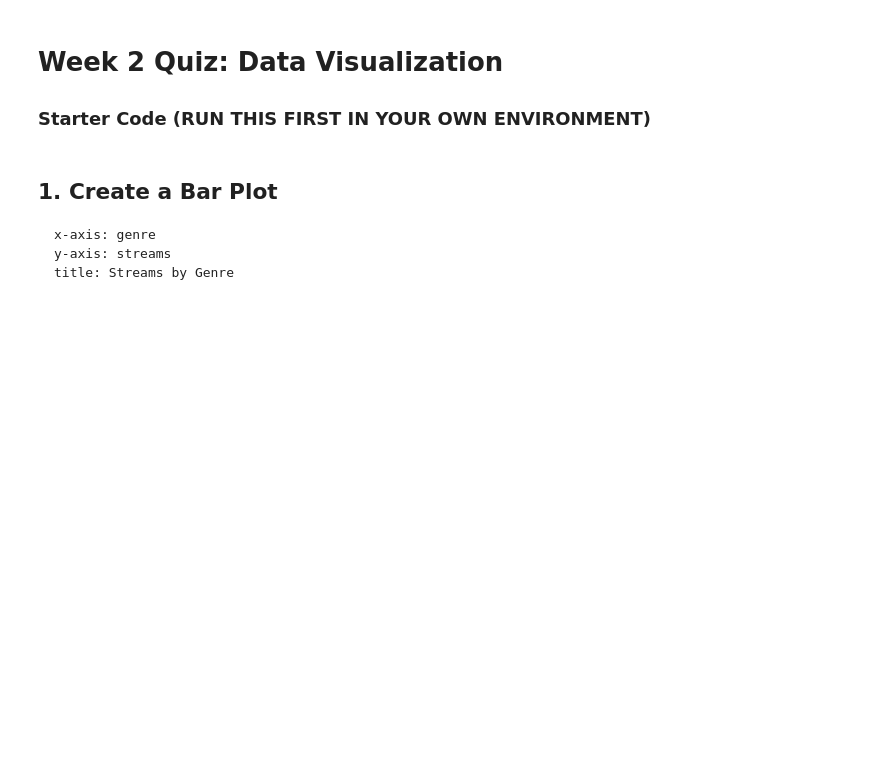
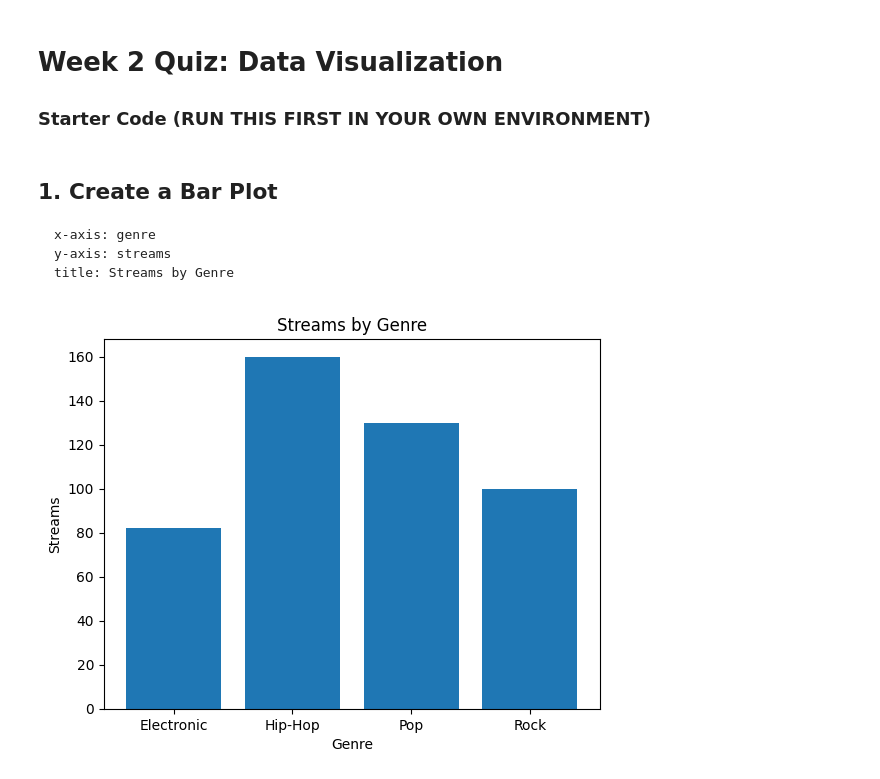
Before and after one commit to ljbastos/DA_M2_CodingExercises, a Jupyter notebook: w2_exercises.ipynb, the cells around one changed output. Cells and saved outputs as stored; diff of their text form; code cells hidden in the pictures; blank space fills up the shorter version.

```diff
--- a/w2_exercises.ipynb
+++ b/w2_exercises.ipynb
@@ -40,3 +40,13 @@ df = pd.DataFrame(data)
     x-axis: genre
     y-axis: streams
     title: Streams by Genre
+# %%
+df.sort_values(by='genre', inplace=True)
+plt.bar(df['genre'],df['streams'])
+plt.title('Streams by Genre')
+ax = plt.gca()
+ax.set_xlabel('Genre')
+ax.set_ylabel('Streams')
+plt.show()
+# %% [output]
+[figure, added]
```
Also changed, not shown: parts of 4 cells of this notebook.
